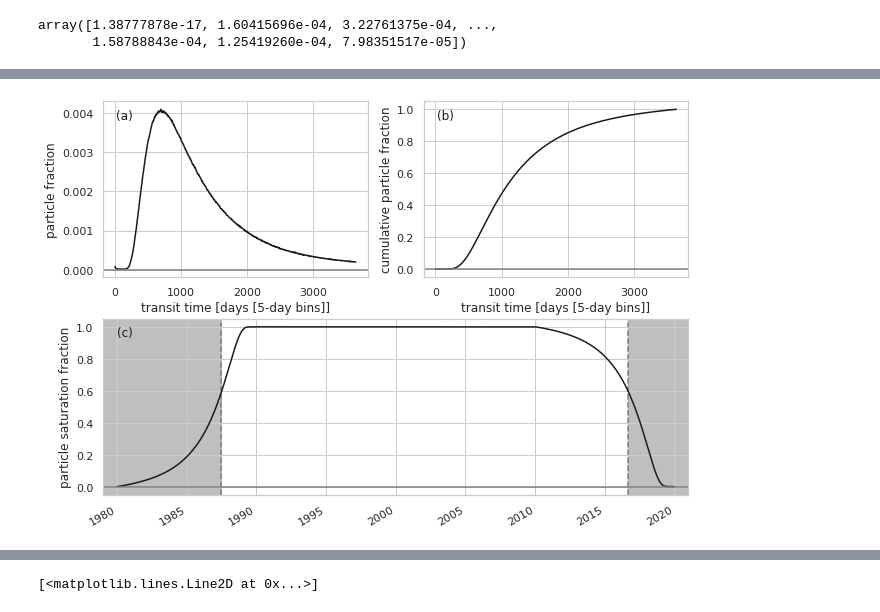
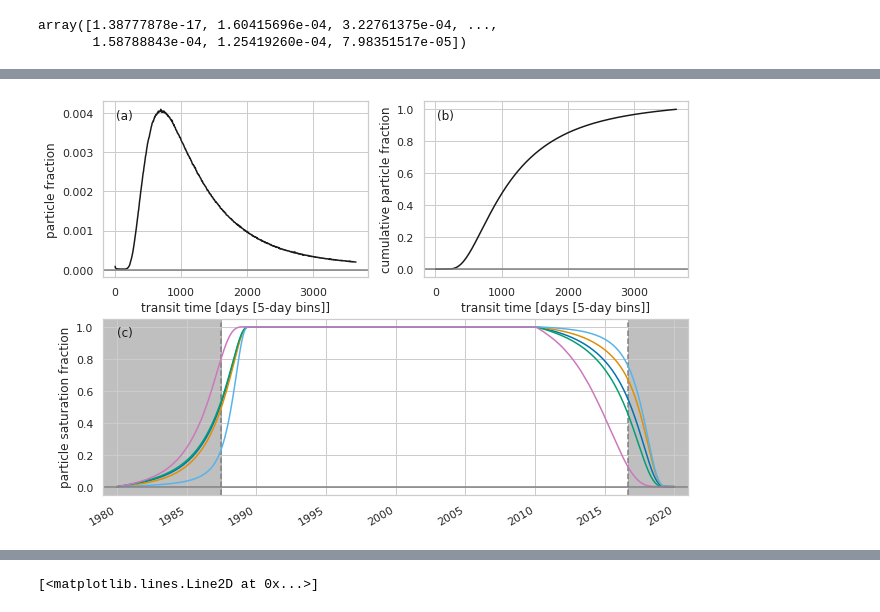
Before and after one commit to alanfox/spg_fresh_blob_202104, a Jupyter notebook: notebooks/exploratory/117_afox_forpaper_figures.ipynb, the cells around one changed output, grey strips where cells are left out. Cells and saved outputs as stored; diff of their text form; code cells hidden in the pictures.

```diff
--- a/notebooks/exploratory/117_afox_forpaper_figures.ipynb
+++ b/notebooks/exploratory/117_afox_forpaper_figures.ipynb
@@ -1291,3 +1291,6 @@ h_tt_total.mean(dim='subsetno').isel(days_bin = slice(0,-1,1)).plot()
 # %% [output]
 [<matplotlib.lines.Line2D at 0x...>]
 [figure]
+# %%
+h_tt_total['years_bin'] = h_tt_total.days_bin/365
+h_total_cumsum_frac['years_bin'] = h_total_cumsum_frac.days_bin/365
@@ -1362,32 +1429,37 @@ ax00 = fig.add_subplot(spec[0, 0])
 ax00.set_ylabel('particle fraction')
 ax00.set_xlabel('transit time [days [5-day bins]]')
 ax00.axhline(color='gray')
 ax00.text(0.05, 0.9, '(a)', horizontalalignment='left',transform=ax00.transAxes,color='k')
 
 ax01 = fig.add_subplot(spec[0, 1])
 h_total_cumsum_frac.mean(dim='subsetno').plot(ax=ax01,color='k')
 ax01.set_ylabel('cumulative particle fraction')
 ax01.set_xlabel('transit time [days [5-day bins]]')
 ax01.axhline(color='gray')
 ax01.text(0.05, 0.9, '(b)', horizontalalignment='left',transform=ax01.transAxes,color='k')
 
 ax1 = fig.add_subplot(spec[1, :])
-normalize_curve.plot(ax=ax1,color='k')
+# normalize_curve.plot(ax=ax1,color='k')
+normalize_total.plot(ax=ax1,color='C0')
+normalize_labcu.plot(ax=ax1,color='C1')
+normalize_gulfs.plot(ax=ax1,color='C2')
+normalize_lcdir.plot(ax=ax1,color='C9')
+normalize_lc60w.plot(ax=ax1,color='C4')
 ax1.axhline(color='gray')
 ax1.axvline(np.datetime64('1987-07-01'),color='gray',zorder = -1,linestyle = '--')
 ax1.axvline(np.datetime64('2016-09-01'),color='gray',zorder = -1,linestyle = '--')
 ax1.set_ylabel('particle saturation fraction')
 ax1.set_xlabel('')
 xmin=np.datetime64('1979-01-01')
 xmax=np.datetime64('2021-01-01')
 ax1.set_xlim(xmin,xmax)
 left_threshold = np.datetime64('1987-07-01')
 right_threshold = np.datetime64('2016-09-01')
 ax1.axvspan(xmin, left_threshold, color='gray', alpha=0.5,zorder=-5)
 ax1.axvspan(right_threshold, xmax, color='gray', alpha=0.5,zorder=-5)
 ax1.text(0.023, 0.9, '(c)', horizontalalignment='left',transform=ax1.transAxes,color='k')
 
 plt.savefig(project_path / figure_path / 'transit_time_normalize.png', bbox_inches='tight')
 plt.savefig(project_path / figure_path / 'transit_time_normalize.pdf', bbox_inches='tight')
 # %% [output]
-[figure, old version]
+[figure, new version]
```
Also changed, not shown: parts of 7 cells of this notebook, 19 other files.
